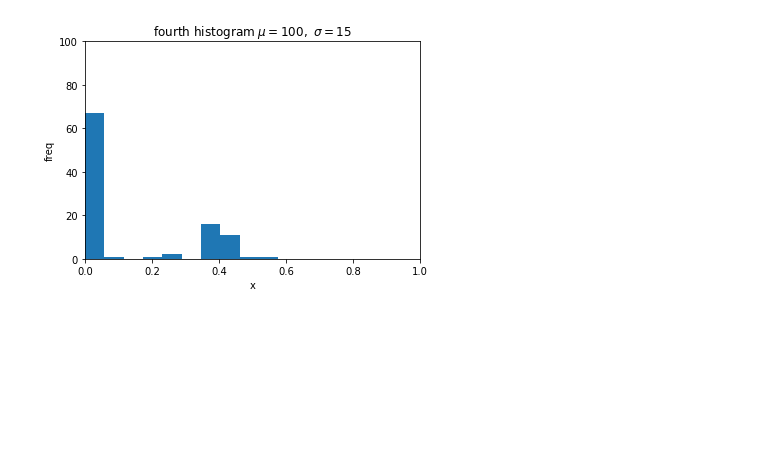
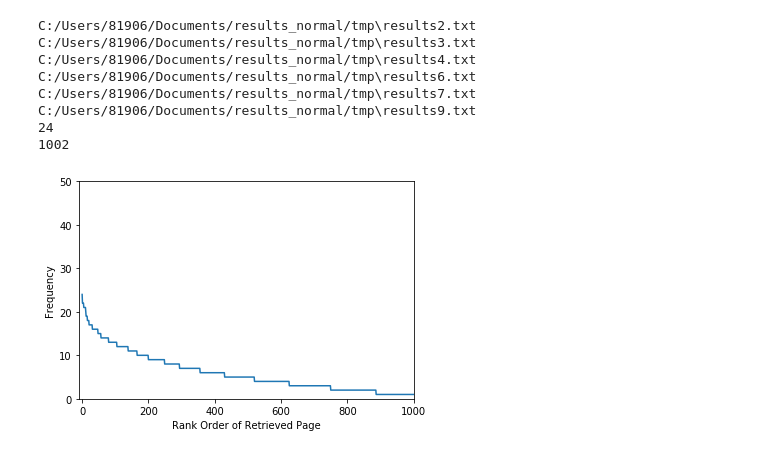
Before and after one commit to kisikisikisi/data-analytics, a Jupyter notebook: similarity.ipynb, the cells around one changed output. Saved outputs shown, nothing was run; the diff lists cells and outputs as text; code cells hidden in the pictures; blank space fills up the shorter version.

```diff
--- a/similarity.ipynb
+++ b/similarity.ipynb
@@ -105,0 +168,7 @@ URLを指定したページのスクリーンショットを保存してくれ
+# %%
+simi_cs = []
+simi_no = []
+simi_mp = []
+main(simi_cs,0)
+main(simi_no,1)
+#main(simi_mp,2)
@@ -147,18 +365,41 @@ fig.show()
-# %%
-import numpy as np
-import matplotlib.pyplot as plt
-
-mu, sigma = 100, 15
-
-fig = plt.figure()
-ax = fig.add_subplot(1,1,1)
-
-ax.hist(simi)
-ax.set_title('fourth histogram $\mu=100,\ \sigma=15$')
-ax.set_xlabel('x')
-ax.set_ylabel('freq')
-ax.set_xlim(0,1)
-ax.set_ylim(0,100)
-fig.show()
-# %% [output]
-[figure, removed]
+# %%
+#頻度分布（cs）
+import glob
+import collections
+import re
+from matplotlib import pyplot as plt
+%matplotlib inline
+
+ls_n = []
+files = glob.glob("C:/Users/81906/Documents/results_normal/tmp/*.txt")
+for file in files:
+    print(file)
+    with open(file, mode="r", encoding='utf8') as f:
+        for line in f.readlines():
+            line_split = re.split( " |t|T", line)
+            if len(line_split) > 2 and line_split[2] != "noise":
+                ls_n.append(line_split[2])
+
+c = collections.Counter(ls_n)
+count = 0
+ls_n2 = []
+for i in range(len(c)):
+    ls_n2.append(c.most_common()[i][1])
+plt.ylim(0,50)
+plt.xlim(-10,1000)
+plt.ylabel("Frequency")
+plt.xlabel("Rank Order of Retrieved Page")
+plt.plot(ls_n2)
+print(max(ls_n2))
+#plt.savefig("result1")
+print(len(c))
+# %% [output]
+C:/Users/81906/Documents/results_normal/tmp\results2.txt
+C:/Users/81906/Documents/results_normal/tmp\results3.txt
+C:/Users/81906/Documents/results_normal/tmp\results4.txt
+C:/Users/81906/Documents/results_normal/tmp\results6.txt
+C:/Users/81906/Documents/results_normal/tmp\results7.txt
+C:/Users/81906/Documents/results_normal/tmp\results9.txt
+24
+1002
+[figure, added]
```
Also changed, not shown: parts of 18 cells of this notebook, 2 other files.
